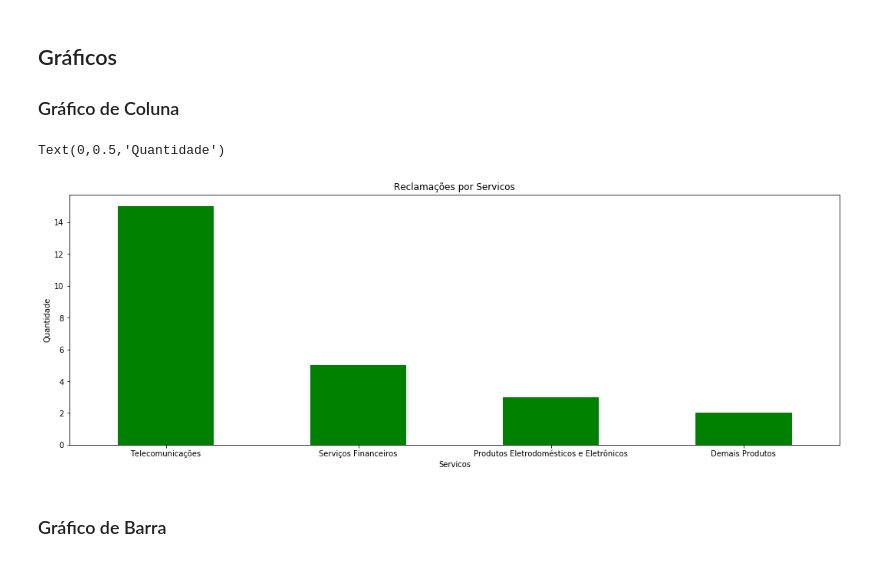
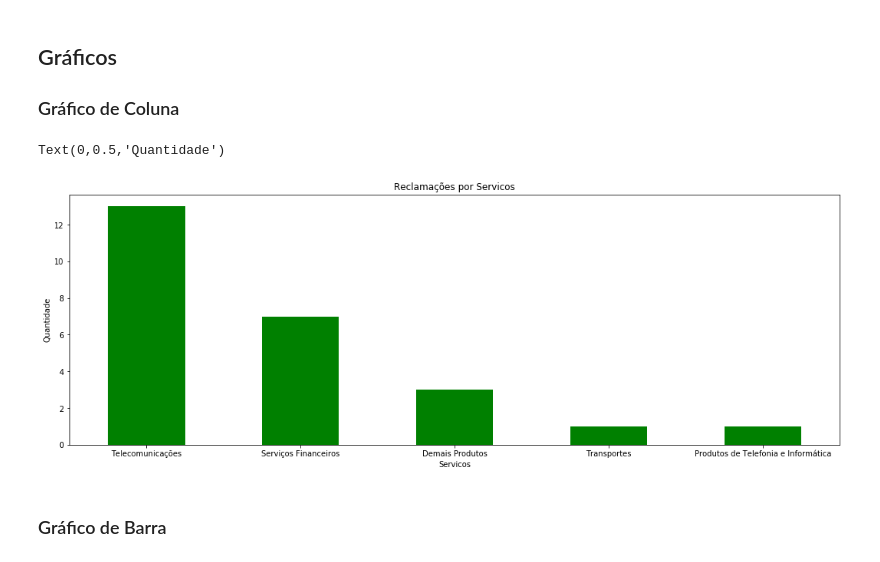
Before and after one commit to marcostark/estatistica-exploratoria, a Jupyter notebook: qualitativos.ipynb, the cells around one changed output. Drawn from its saved outputs; the diff is of its cells as text; code cells hidden in the pictures.

```diff
--- a/qualitativos.ipynb
+++ b/qualitativos.ipynb
@@ -182,16 +168,16 @@ df
 
 ### Gráfico de Coluna
 # %%
-servicos = pd.read_csv('dataset_gerados/tabela_servicos.csv',encoding='utf-8')
+servicos = pd.read_csv('dataset_gerados/tabela.csv',encoding='utf-8')
 
 grafico_coluna = servicos['Servico'].value_counts().plot(kind='bar',figsize=(18,6), grid = False, rot = 0, color='green')
 plt.title('Reclamações por Servicos')
 plt.xlabel('Servicos')
 plt.ylabel('Quantidade')
 #plt.show()
 # %% [output]
 Text(0,0.5,'Quantidade')
-[figure, old version]
+[figure, new version]
 # %% [markdown]
 ### Gráfico de Barra
 # %%
```
Also changed, not shown: parts of 10 cells of this notebook, 18 other files.
